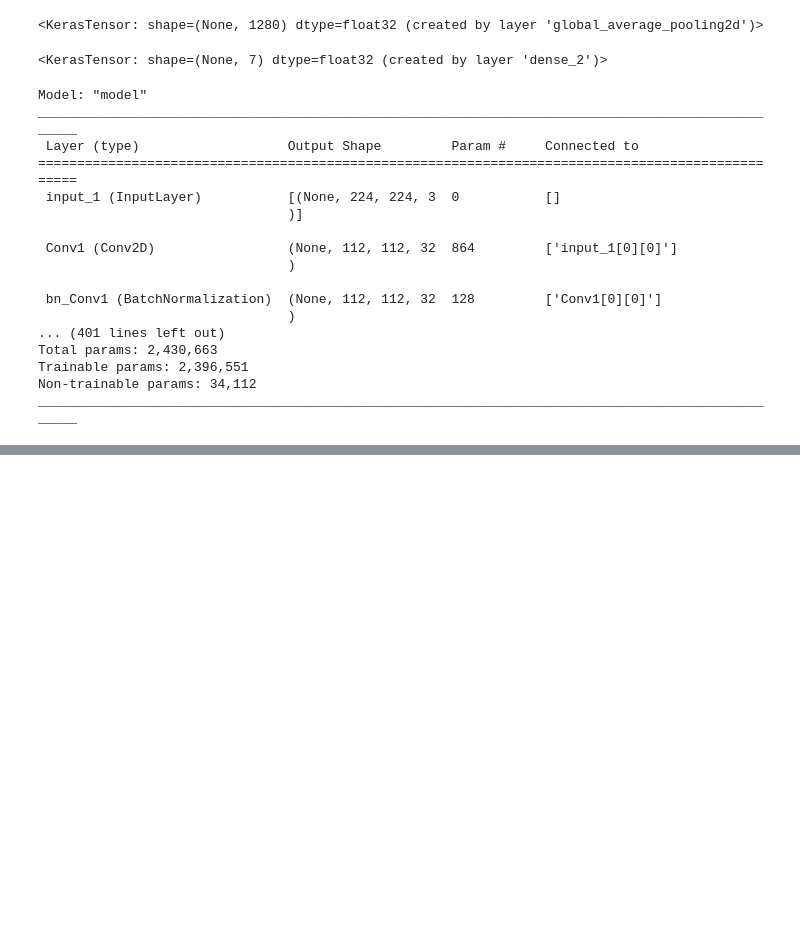
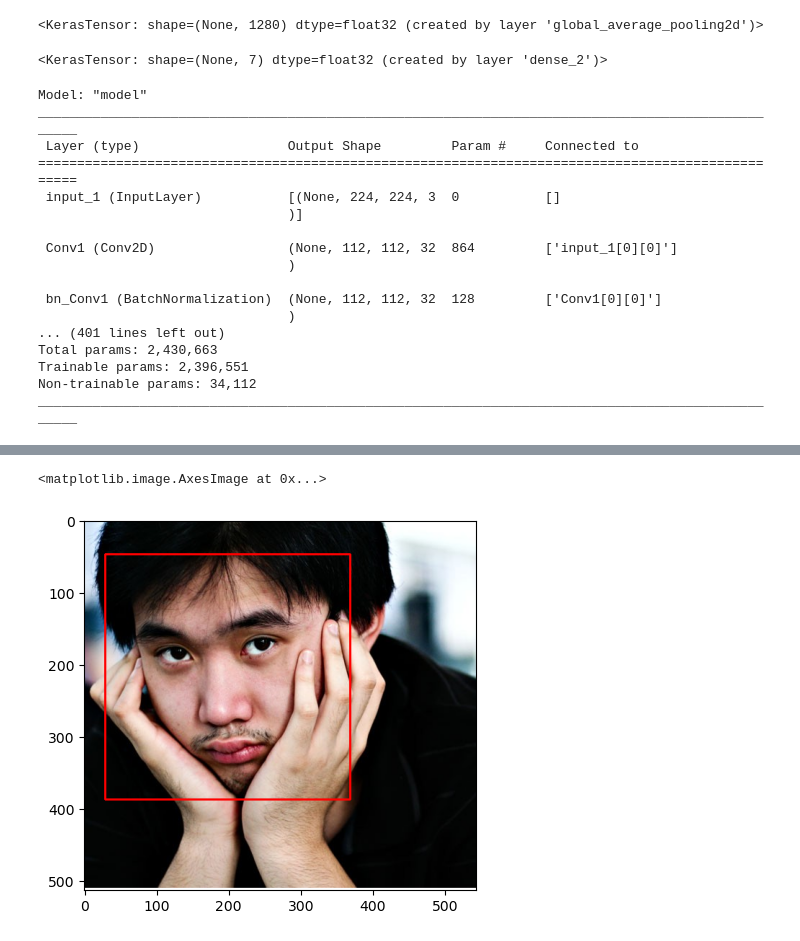
Before and after one commit to DirtyDaen/AIDetectingFacialEmotion, a Jupyter notebook: emotionModel/emotionAI.ipynb, the cells around one changed output, grey strips where cells are left out. Drawn from its saved outputs; the diff is of its cells as text; code cells hidden in the pictures; blank space fills up the shorter version.

```diff
--- a/emotionModel/emotionAI.ipynb
+++ b/emotionModel/emotionAI.ipynb
@@ -169,0 +210,5 @@ new_model.save('my_model_01p07.h5')
+# %%
+plt.imshow(cv2.cvtColor(frame, cv2.COLOR_BGR2RGB))
+# %% [output]
+<matplotlib.image.AxesImage at 0x...>
+[figure, added]
```
Also changed, not shown: parts of 18 cells of this notebook, 7 other files.
